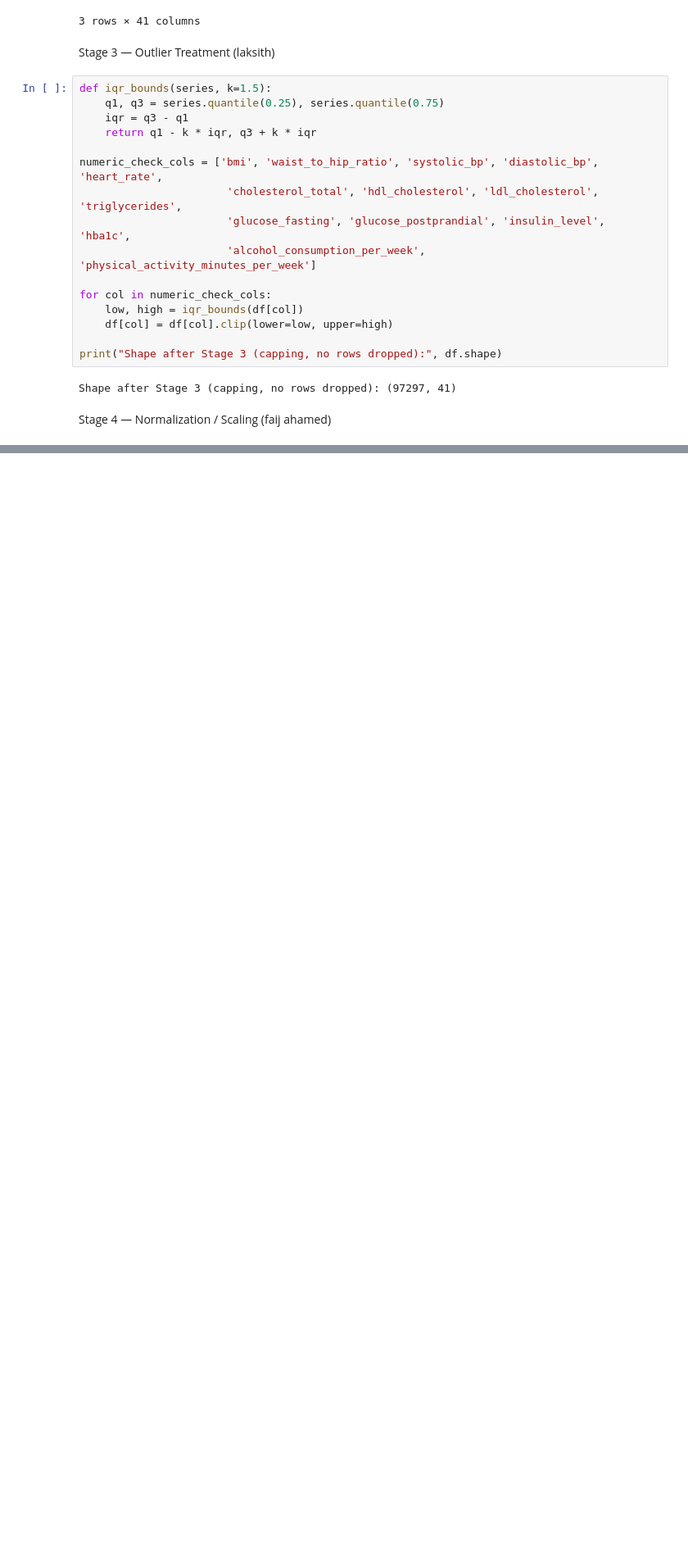
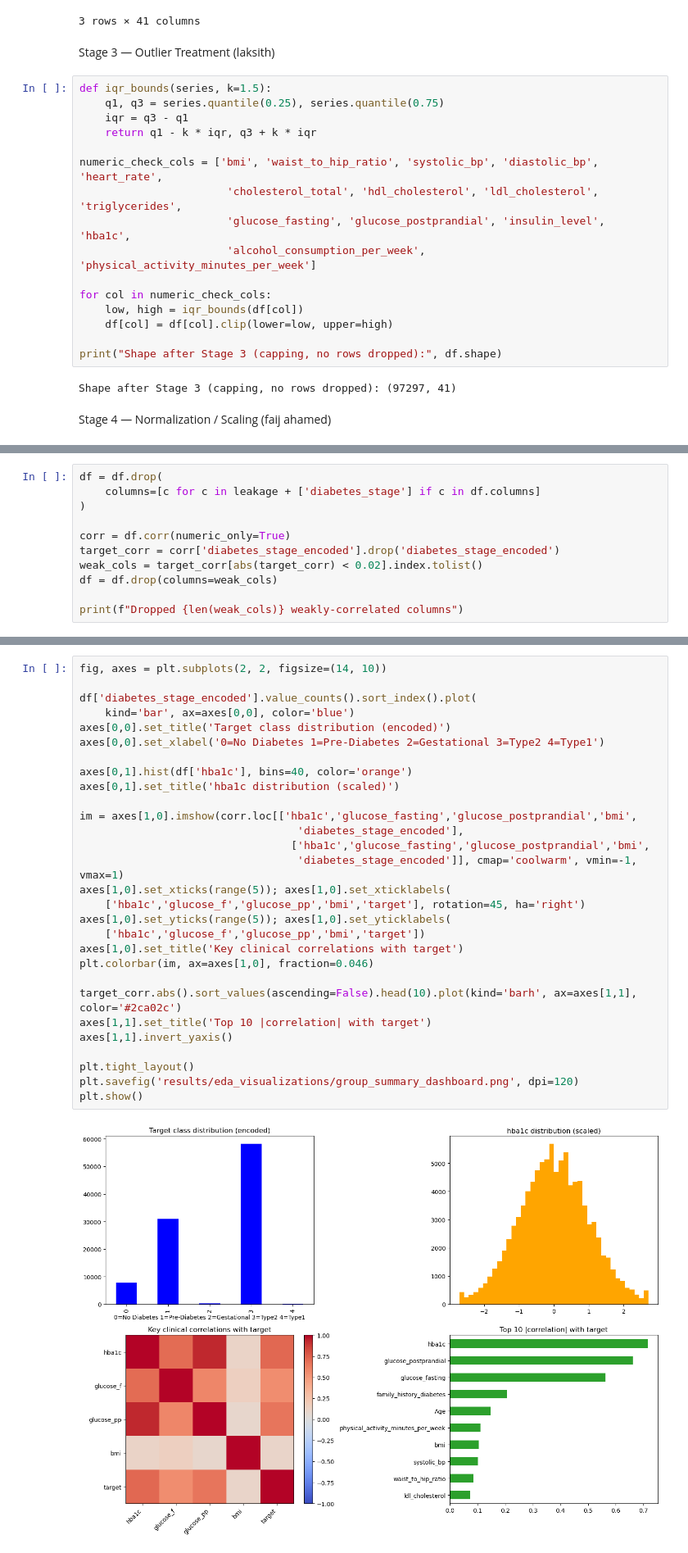
Before and after one commit to FaijAhamed-ML/Diabetics-prediction-supervised-machine-learning-project, a Jupyter notebook: 2026-Y2-S1-MLB-WEB2G1-02/2026-Y2-S1-MLB-WEB2G1-02_pipeline.ipynb, the cells around one changed output, grey strips where cells are left out. Shown at 82% size. Cells and saved outputs as stored; diff of their text form; blank space fills up the shorter version.

```diff
--- a/2026-Y2-S1-MLB-WEB2G1-02/2026-Y2-S1-MLB-WEB2G1-02_pipeline.ipynb
+++ b/2026-Y2-S1-MLB-WEB2G1-02/2026-Y2-S1-MLB-WEB2G1-02_pipeline.ipynb
@@ -122,0 +125,11 @@ Scaled 19 numeric feature columns with StandardScaler
+# %%
+df = df.drop(
+    columns=[c for c in leakage + ['diabetes_stage'] if c in df.columns]
+)
+
+corr = df.corr(numeric_only=True)
+target_corr = corr['diabetes_stage_encoded'].drop('diabetes_stage_encoded')
+weak_cols = target_corr[abs(target_corr) < 0.02].index.tolist()
+df = df.drop(columns=weak_cols)
+
+print(f"Dropped {len(weak_cols)} weakly-correlated columns")
@@ -122,0 +175,31 @@ Scaled 19 numeric feature columns with StandardScaler
+# %%
+fig, axes = plt.subplots(2, 2, figsize=(14, 10))
+
+df['diabetes_stage_encoded'].value_counts().sort_index().plot(
+    kind='bar', ax=axes[0,0], color='blue')
+axes[0,0].set_title('Target class distribution (encoded)')
+axes[0,0].set_xlabel('0=No Diabetes 1=Pre-Diabetes 2=Gestational 3=Type2 4=Type1')
+
+axes[0,1].hist(df['hba1c'], bins=40, color='orange')
+axes[0,1].set_title('hba1c distribution (scaled)')
+
+im = axes[1,0].imshow(corr.loc[['hba1c','glucose_fasting','glucose_postprandial','bmi',
+                                  'diabetes_stage_encoded'],
+                                 ['hba1c','glucose_fasting','glucose_postprandial','bmi',
+                                  'diabetes_stage_encoded']], cmap='coolwarm', vmin=-1, vmax=1)
+axes[1,0].set_xticks(range(5)); axes[1,0].set_xticklabels(
+    ['hba1c','glucose_f','glucose_pp','bmi','target'], rotation=45, ha='right')
+axes[1,0].set_yticks(range(5)); axes[1,0].set_yticklabels(
+    ['hba1c','glucose_f','glucose_pp','bmi','target'])
+axes[1,0].set_title('Key clinical correlations with target')
+plt.colorbar(im, ax=axes[1,0], fraction=0.046)
+
+target_corr.abs().sort_values(ascending=False).head(10).plot(kind='barh', ax=axes[1,1], color='#2ca02c')
+axes[1,1].set_title('Top 10 |correlation| with target')
+axes[1,1].invert_yaxis()
+
+plt.tight_layout()
+plt.savefig('results/eda_visualizations/group_summary_dashboard.png', dpi=120)
+plt.show()
+# %% [output]
+[figure, added]
```
Also changed, not shown: parts of 15 cells of this notebook.
